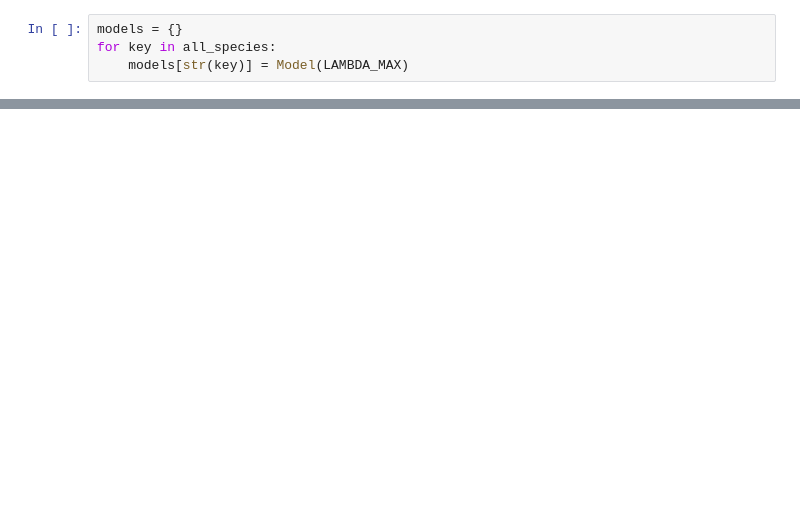
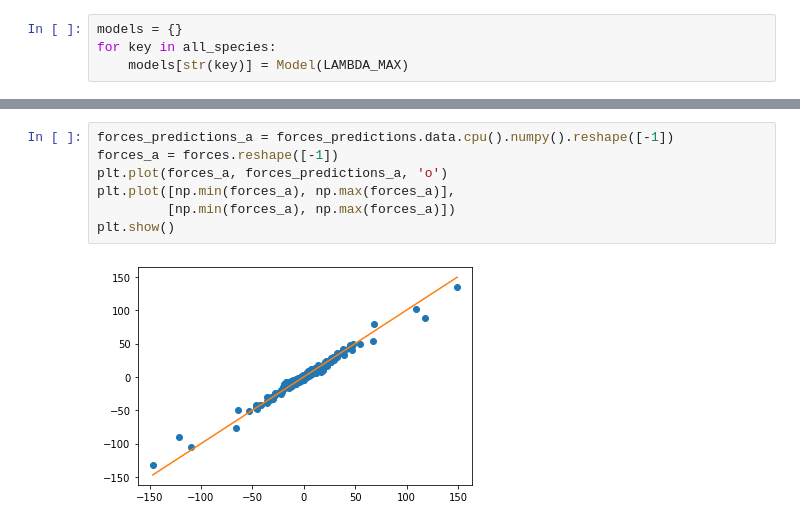
Before and after one commit to lab-cosmo/wigner_kernels, a Jupyter notebook: methane_nn_from_spherical_expansion.ipynb, the cells around one changed output, grey strips where cells are left out. Drawn from its saved outputs; the diff is of its cells as text; blank space fills up the shorter version.

```diff
--- a/methane_nn_from_spherical_expansion.ipynb
+++ b/methane_nn_from_spherical_expansion.ipynb
@@ -300,0 +328,9 @@ plt.show()
+# %%
+forces_predictions_a = forces_predictions.data.cpu().numpy().reshape([-1])
+forces_a = forces.reshape([-1])
+plt.plot(forces_a, forces_predictions_a, 'o')
+plt.plot([np.min(forces_a), np.max(forces_a)],
+         [np.min(forces_a), np.max(forces_a)])
+plt.show()
+# %% [output]
+[figure, added]
```
Also changed, not shown: parts of 17 cells of this notebook, 2 other files.
